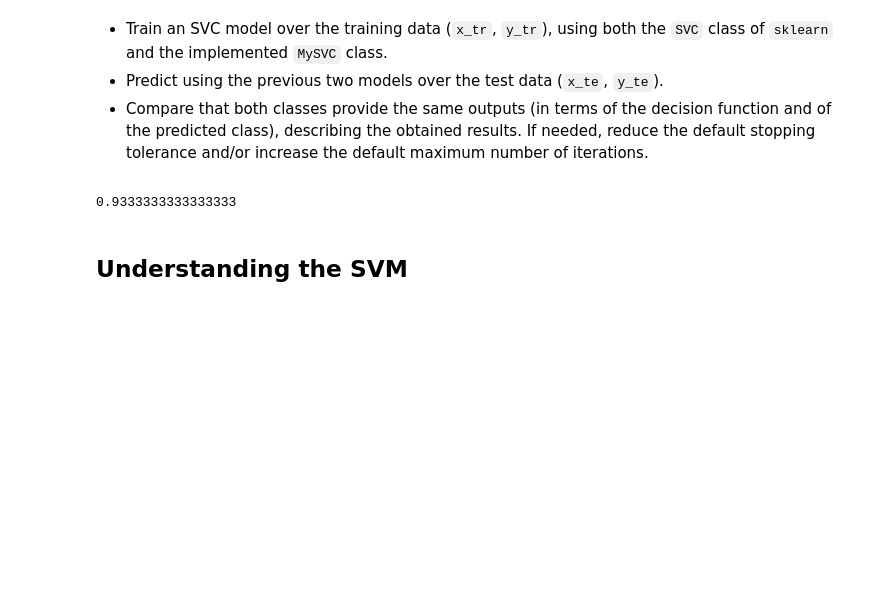
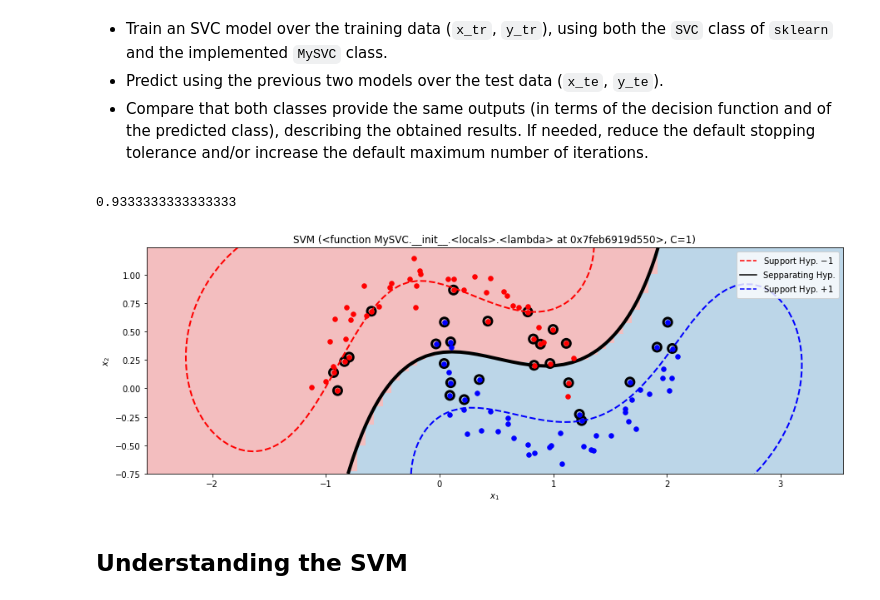
Before and after one commit to fjsaezm/mcd-maaa, a Jupyter notebook: P1/SMO.ipynb, the cells around one changed output. Saved outputs shown, nothing was run; the diff lists cells and outputs as text; code cells hidden in the pictures; blank space fills up the shorter version.

Commit message:
Adding SVC graph

```diff
--- a/P1/SMO.ipynb
+++ b/P1/SMO.ipynb
@@ -333,25 +333,26 @@ plt.title('Test'); plt.show()
 # %%
 C = 1
 gamma = 'scale'
 
 model_my = MySVC(C=C, gamma=gamma, tol=-1)
 model_sk = SVC(C=C, gamma=gamma)
 
 # Training of the models (complete).
 model_my.fit(x_tr, y_tr)
 y_predicted = model_my.predict(x_te)
 
 from sklearn.metrics import accuracy_score
-
 print(accuracy_score(y_te, y_predicted))
+plot_svc(x, y, model_my)
 
 # Comparative of the predicted scores (complete).
 # ...
 
 # Comparative of the predicted classes (complete).
 # ...
 # %% [output]
 0.9333333333333333
+[figure, added]
 # %% [markdown]
 ## Understanding the SVM
 # %% [markdown]
```
